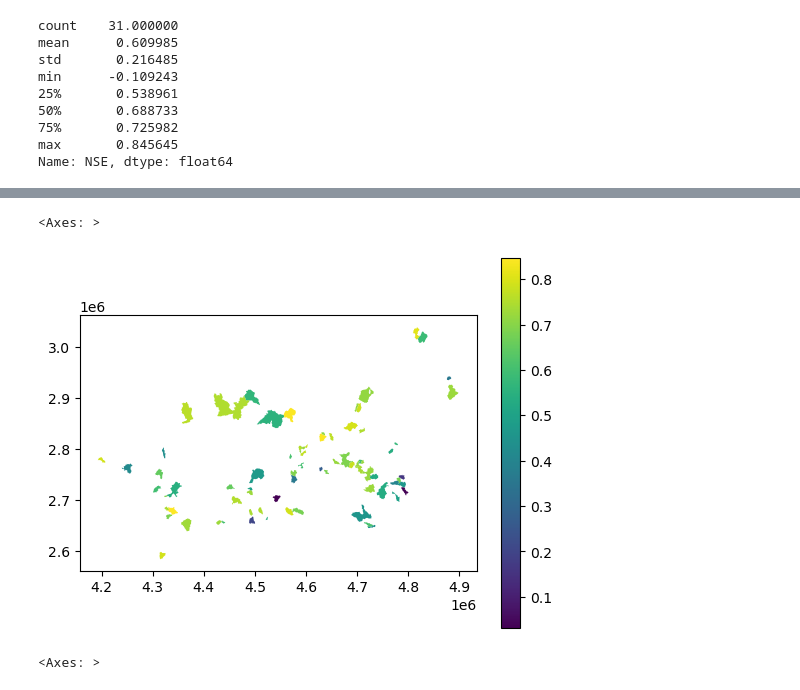
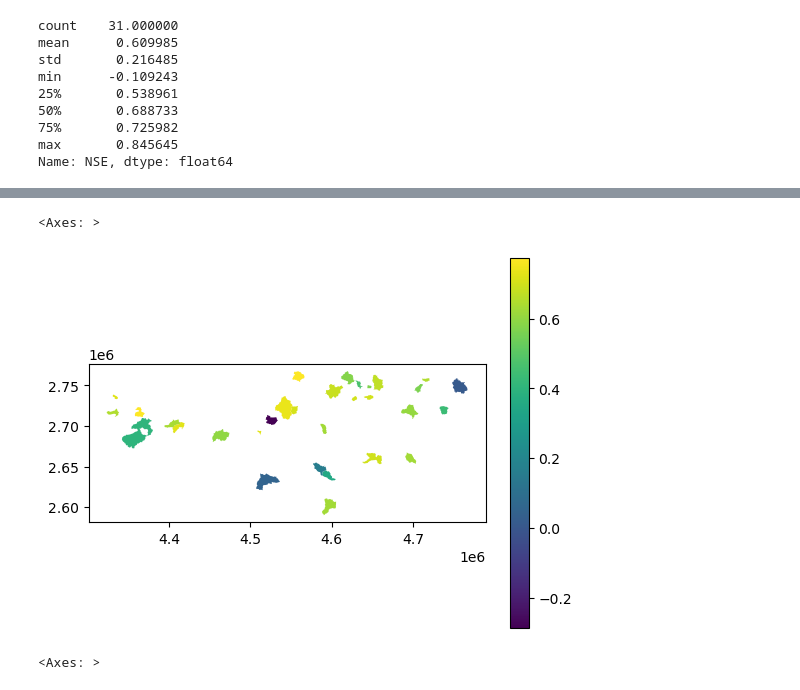
Before and after one commit to tripleUU-U/lamah-ce_lstm, a Jupyter notebook: analysis/evaluation/evaluation.ipynb, the cells around one changed output, grey strips where cells are left out. Saved outputs shown, nothing was run; the diff lists cells and outputs as text; code cells hidden in the pictures.

```diff
--- a/analysis/evaluation/evaluation.ipynb
+++ b/analysis/evaluation/evaluation.ipynb
@@ -73,8 +103,8 @@ Name: NSE, dtype: float64
 # %%
-lamah_gdf[(lamah_gdf.NSE > 0) & (lamah_gdf.period == "validation")].plot(column="NSE", legend=True)
+lamah_gdf[(lamah_gdf.strata == "transition") & (lamah_gdf.period == "test")].plot(column="NSE", legend=True)
 # %% [output]
 <Axes: >
-[figure, old version]
+[figure, new version]
 # %%
 lamah_gdf[lamah_gdf.NSE>0].plot("NSE", legend=True)
 # %% [output]
```
Also changed, not shown: parts of 3 cells of this notebook, 9 other files.
